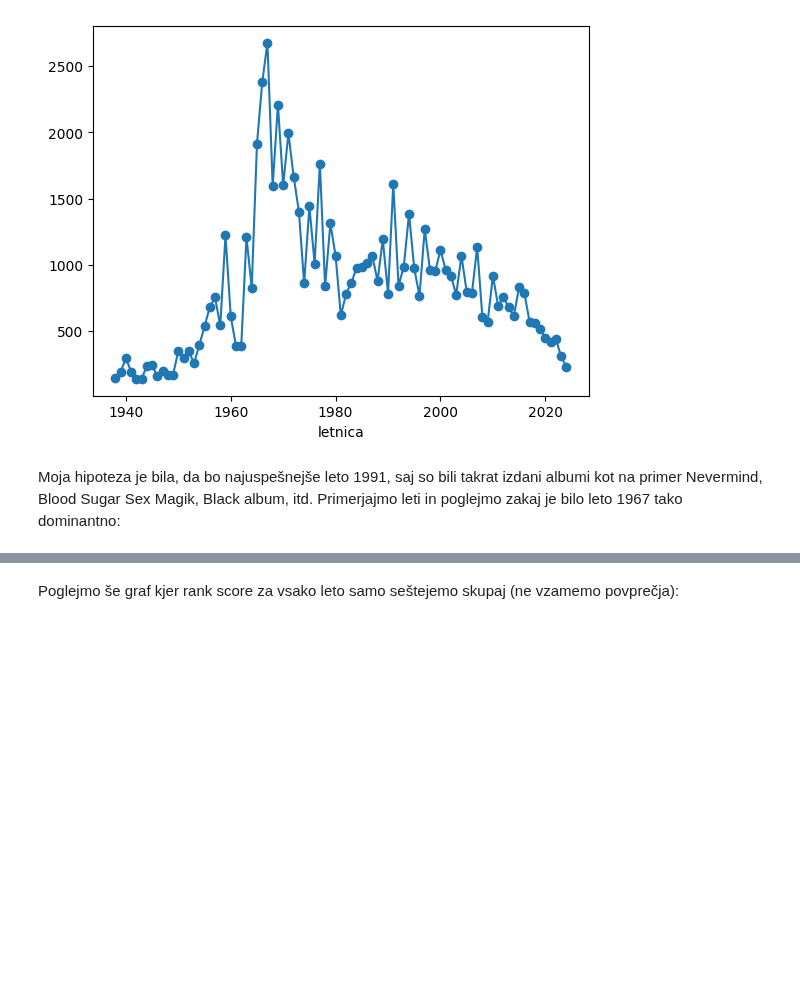
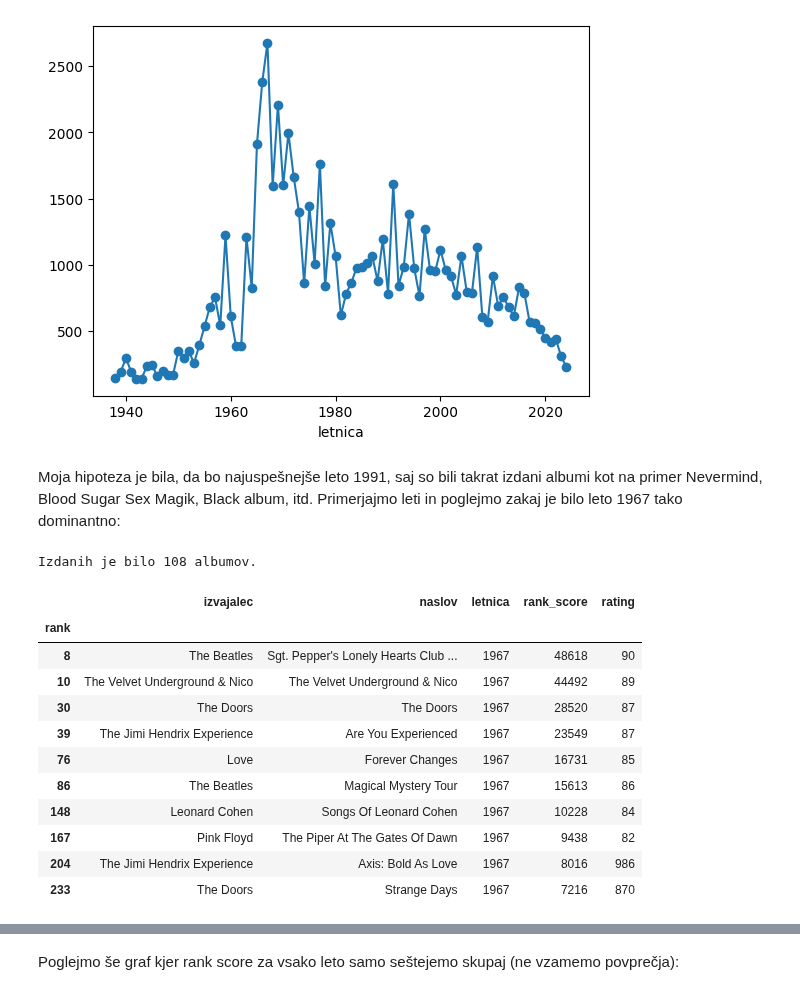
Before and after one commit to filiperznoznik/Seminarska_UVP, a Jupyter notebook: analiza_podatkov.ipynb, the cells around one changed output, grey strips where cells are left out. Drawn from its saved outputs; the diff is of its cells as text; code cells hidden in the pictures; blank space fills up the shorter version.

```diff
--- a/analiza_podatkov.ipynb
+++ b/analiza_podatkov.ipynb
@@ -43,3 +43,22 @@ Najuspešnejše leto je bilo leto 1967 s povprečjem 2675
 [figure]
 # %% [markdown]
 Moja hipoteza je bila, da bo najuspešnejše leto 1991, saj so bili takrat izdani albumi kot na primer Nevermind, Blood Sugar Sex Magik, Black album, itd. Primerjajmo leti in poglejmo zakaj je bilo leto 1967 tako dominantno:
+# %%
+leto_izdaje = 1967
+df_leto = df[df['letnica'] == leto_izdaje]
+print(f"Izdanih je bilo {len(df_leto)} albumov.")
+df_leto.sort_values(by='rank').head(10)
+# %% [output]
+Izdanih je bilo 108 albumov.
+|  | izvajalec | naslov | letnica | rank_score | rating |
+| rank |  |  |  |  |  |
+| 8 | The Beatles | Sgt. Pepper's Lonely Hearts Club ... | 1967 | 48618 | 90 |
+| 10 | The Velvet Underground & Nico | The Velvet Underground & Nico | 1967 | 44492 | 89 |
+| 30 | The Doors | The Doors | 1967 | 28520 | 87 |
+| 39 | The Jimi Hendrix Experience | Are You Experienced | 1967 | 23549 | 87 |
+| 76 | Love | Forever Changes | 1967 | 16731 | 85 |
+| 86 | The Beatles | Magical Mystery Tour | 1967 | 15613 | 86 |
+| 148 | Leonard Cohen | Songs Of Leonard Cohen | 1967 | 10228 | 84 |
+| 167 | Pink Floyd | The Piper At The Gates Of Dawn | 1967 | 9438 | 82 |
+| 204 | The Jimi Hendrix Experience | Axis: Bold As Love | 1967 | 8016 | 986 |
+| 233 | The Doors | Strange Days | 1967 | 7216 | 870 |
```
Also changed, not shown: parts of 9 cells of this notebook.
